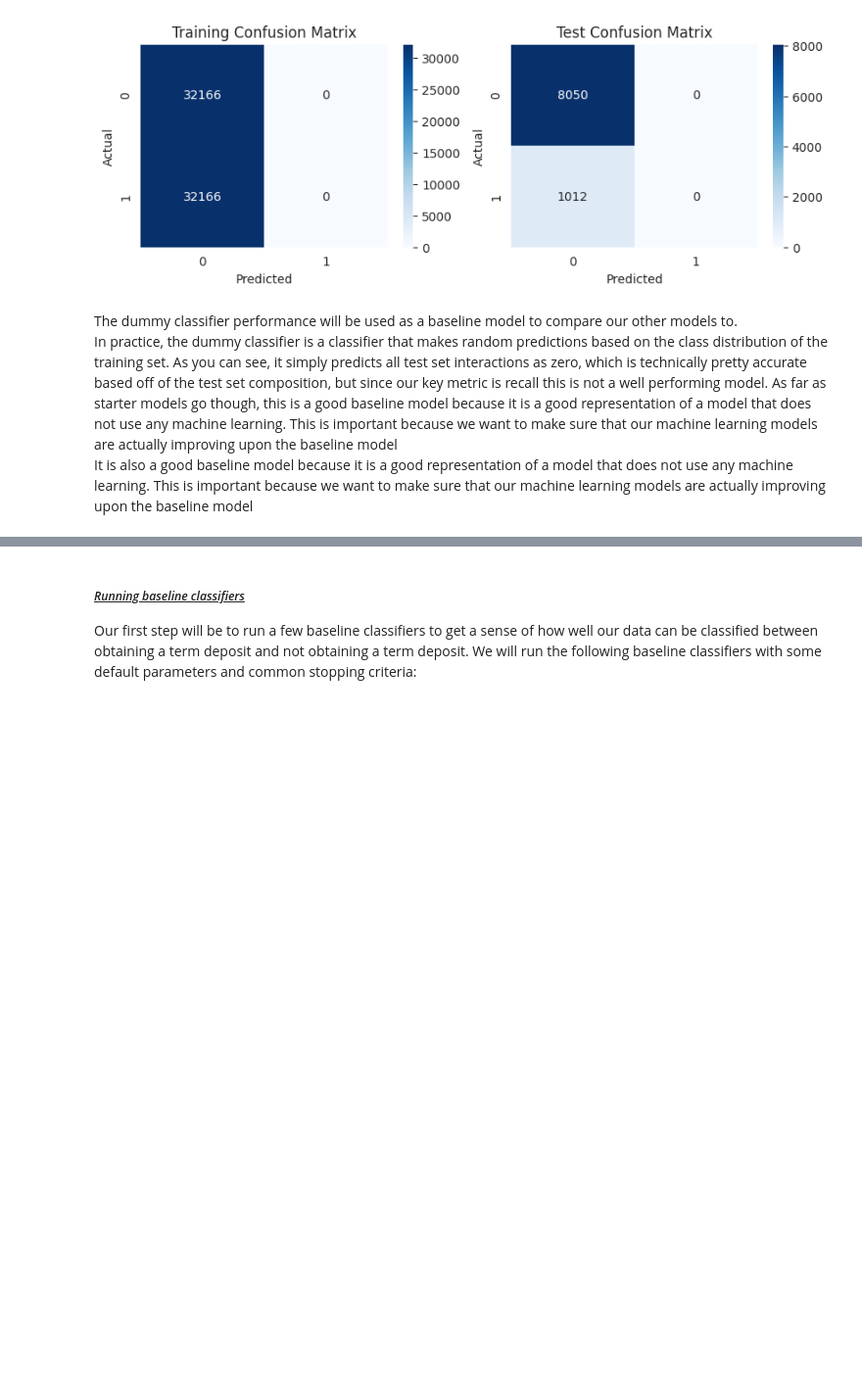
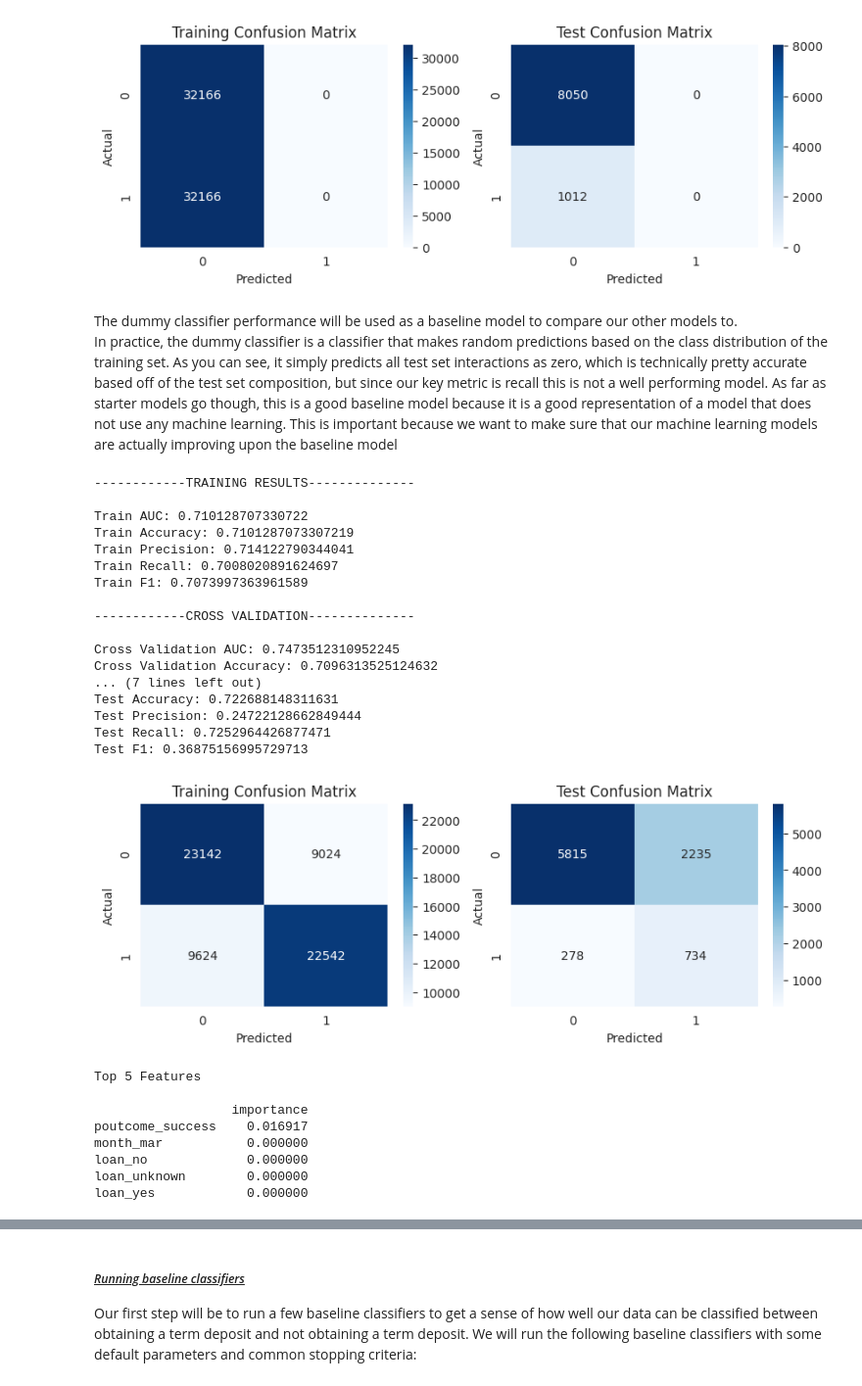
Before and after one commit to mooreaz92/bank_campaign_optimizer, a Jupyter notebook: !draft_deliverable.ipynb, the cells around one changed output, grey strips where cells are left out. Shown at 98% size. Saved outputs shown, nothing was run; the diff lists cells and outputs as text; code cells hidden in the pictures; blank space fills up the shorter version.

Commit message:
Using elasticnet and arriving at model v2

```diff
--- a/!draft_deliverable.ipynb
+++ b/!draft_deliverable.ipynb
@@ -521,10 +558,16 @@ def encode_target(df):
     df['y'] = df['y'].cat.codes
     return df
 
-### Making a function that drops the 'duration' and 'default' features from the dataframe
+### Making a function that drops the 'duration' and 'default' features from the dataframe, since they are not useful for the model and contain too many missing values
 
 def drop_features(df):
     df = df.drop(['duration', 'default'], axis=1)
+    return df
+
+### Making a funtion that drops the consumer price index and the number of employees features, since they are highly correlated with each other and not correlated with the target variable
+
+def drop_features_corr(df):
+    df = df.drop(['cons.price.idx', 'nr.employed'], axis=1)
     return df
 
 ### Writing a function that combines the above functions
@@ -533,6 +576,7 @@ def clean_data(df):
     df = cast_as_columns(df)
     df = ordinal_encode_education(df)
     df = drop_features(df)
+    df = drop_features_corr(df)
     df = encode_target(df)
     return df
 
@@ -711,9 +755,40 @@ The dummy classifier performance will be used as a baseline model to compare our
 <br>
 </br>
 In practice, the dummy classifier is a classifier that makes random predictions based on the class distribution of the training set. As you can see, it simply predicts all test set interactions as zero, which is technically pretty accurate based off of the test set composition, but since our key metric is recall this is not a well performing model. As far as starter models go though, this is a good baseline model because it is a good representation of a model that does not use any machine learning. This is important because we want to make sure that our machine learning models are actually improving upon the baseline model
-<br>
-</br>
-It is also a good baseline model because it is a good representation of a model that does not use any machine learning. This is important because we want to make sure that our machine learning models are actually improving upon the baseline model
+# %%
+### Evaluating the final model, which was determined to be a logistic regression model with the following hyperparameters
+
+from sklearn.linear_model import LogisticRegression
+
+lr_final = LogisticRegression(penalty='elasticnet', solver='saga', l1_ratio=0.9, C=0.0001, random_state=312)
+evaluate_model(lr_final, X_train_processed, X_test_processed, y_train_processed, y_test_processed)
+# %% [output]
+------------TRAINING RESULTS--------------
+
+Train AUC: 0.710128707330722
+Train Accuracy: 0.7101287073307219
+Train Precision: 0.714122790344041
+Train Recall: 0.7008020891624697
+Train F1: 0.7073997363961589
+
+------------CROSS VALIDATION--------------
+
+Cross Validation AUC: 0.7473512310952245
+Cross Validation Accuracy: 0.7096313525124632
+... (7 lines left out)
+Test Accuracy: 0.722688148311631
+Test Precision: 0.24722128662849444
+Test Recall: 0.7252964426877471
+Test F1: 0.36875156995729713
+[figure, added]
+Top 5 Features
+
+                  importance
+poutcome_success    0.016917
+month_mar           0.000000
+loan_no             0.000000
+loan_unknown        0.000000
+loan_yes            0.000000
 # %% [markdown]
 <a id='appendix-model-iterations'></a>
 
```
Also changed, not shown: parts of 31 cells of this notebook.
